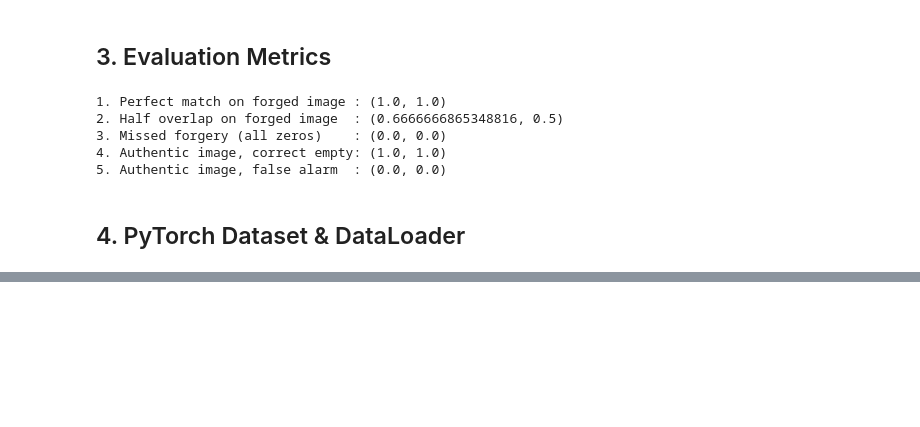
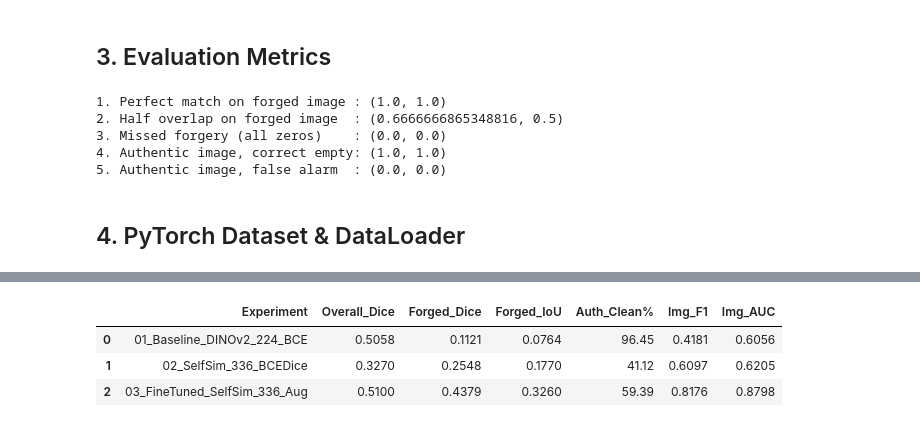
Before and after one commit to vivekrajraghav/scientific-image-forgery-detection, a Jupyter notebook: scientific-image-forgery-detection.ipynb, the cells around one changed output, grey strips where cells are left out. Saved outputs shown, nothing was run; the diff lists cells and outputs as text; code cells hidden in the pictures; blank space fills up the shorter version.

```diff
--- a/scientific-image-forgery-detection.ipynb
+++ b/scientific-image-forgery-detection.ipynb
@@ -212,0 +597,91 @@ print("5. Authentic image, false alarm  :", compute_pixel_metrics(pred_half, pre
+# %%
+class FineTunedSelfSimDINOv2(SelfSimDINOv2):
+    def __init__(self,top_k=8):
+        super().__init__(top_k=top_k)
+
+        for block in self.encoder.blocks[-2:]:
+            for param in block.parameters():
+                param.requires_grad=True
+        for param in self.encoder.norm.parameters():
+            param.requires_grad=True
+
+    def forward(self,x):
+        B,C,H,W=x.shape
+        grid_h,grid_w=H//14,W//14
+
+        features = self.encoder.forward_features(x)["x_norm_patchtokens"]
+        norm_feat=F.normalize(features,p=2,dim=-1)
+        sim_matrix=torch.bmm(norm_feat,norm_feat.transpose(1,2))
+
+        coords=torch.stack(torch.meshgrid(
+            torch.arange(grid_h,device=x.device),
+            torch.arange(grid_w,device=x.device),
+            indexing="ij"
+        ),dim=-1).reshape(-1,2).float()
+        dist=torch.cdist(coords,coords)
+        sim_matrix=sim_matrix.masked_fill((dist<=2.0).unsqueeze(0),-1.0)
+        topk_sim,_=torch.topk(sim_matrix,k=self.top_k,dim=-1)
+
+        feat_map=features.permute(0,2,1).reshape(B,384,grid_h,grid_w)
+        sim_map=topk_sim.permute(0,2,1).reshape(B,self.top_k,grid_h,grid_w)
+        combined=torch.cat([feat_map,sim_map],dim=1)
+
+        logits=self.decoder(combined)
+        logits=F.interpolate(logits,size=(H,W),mode="bilinear",align_corners=False)
+        return logits
+
+def train_one_epoch_aug(model,loader,optimizer,criterion):
+    model.train()
+    total_loss=0.0
+
+    for imgs,masks,_ in loader:
+        imgs=imgs.to(device)
+        masks=masks.to(device)
+
+        if torch.rand(1).item()<0.5:
+            imgs=torch.flip(imgs,dims=[3])
+            masks=torch.flip(masks,dims=[3])
+        if torch.rand(1).item()<0.5:
+            imgs=torch.flip(imgs,dims=[2])
+            masks=torch.flip(masks,dims=[2])
+        optimizer.zero_grad()
+        logits=model(imgs)
+        loss=criterion(logits,masks)
+        loss.backward()
+        optimizer.step()
+
+        total_loss+=loss.item()
+    return total_loss/len(loader)
+
+ft_model=FineTunedSelfSimDINOv2(top_k=8).to(device)
+encoder_params=[p for p in ft_model.encoder.parameters() if p.requires_grad]
+optimizer_ft=torch.optim.AdamW([
+    {"params":encoder_params,"lr":1e-4},
+    {"params":ft_model.decoder.parameters(),"lr":1e-3},
+    ],weight_decay=1e-4)
+EPOCHS_FT=6
+scheduler_ft=torch.optim.lr_scheduler.CosineAnnealingLR(optimizer_ft,T_max=EPOCHS_FT)
+best_val_loss=float("inf")
+for epoch in range(1,EPOCHS_FT+1):
+    start=time.time()
+    train_loss=train_one_epoch_aug(ft_model,train_loader_mod,optimizer_ft,criterion_mod)
+    val_metrice=evaluate(ft_model,val_loader_mod,criterion_mod)
+    scheduler_ft.step()
+    elapsed=time.time()-start
+
+    print(
+        f"Epoch {epoch}/{EPOCHS_FT} ({elapsed:.0f}s) | "
+        f"Train Loss: {train_loss:.4f} | Val Loss: {val_metrice['loss']:.4f} | "
+        f"Val Dice: {val_metrice['dice']:.4f} | Img F1: {val_metrice['F1']:.4f} | "
+        f"AUC: {val_metrice['ROC_AUC']:.4f}"
+    )
+    if val_metrice["loss"]<best_val_loss:
+        best_val_loss=val_metrice["loss"]
+        torch.save(ft_model.state_dict(),"/kaggle/working/mod2_finetuned_best.pth")
+        print("Saved new best Mod #2 checkpoint (lowest Val loss)!")
+
+ft_model.load_state_dict(torch.load("/kaggle/working/mod2_finetuned_best.pth",map_location=device))
+mod2_test=evaluate_detailed(ft_model,test_loader_mod,exp_name="03_FineTuned_SelfSim_336_Aug")
+result_log.append(mod2_test)
+pd.DataFrame(result_log)
+# %% [output]
@@ -212,0 +701,4 @@ print("5. Authentic image, false alarm  :", compute_pixel_metrics(pred_half, pre
+|  | Experiment | Overall_Dice | Forged_Dice | Forged_IoU | Auth_Clean% | Img_F1 | Img_AUC |
+| 0 | 01_Baseline_DINOv2_224_BCE | 0.5058 | 0.1121 | 0.0764 | 96.45 | 0.4181 | 0.6056 |
+| 1 | 02_SelfSim_336_BCEDice | 0.3270 | 0.2548 | 0.1770 | 41.12 | 0.6097 | 0.6205 |
+| 2 | 03_FineTuned_SelfSim_336_Aug | 0.5100 | 0.4379 | 0.3260 | 59.39 | 0.8176 | 0.8798 |
```
Also changed, not shown: parts of 13 cells of this notebook.
